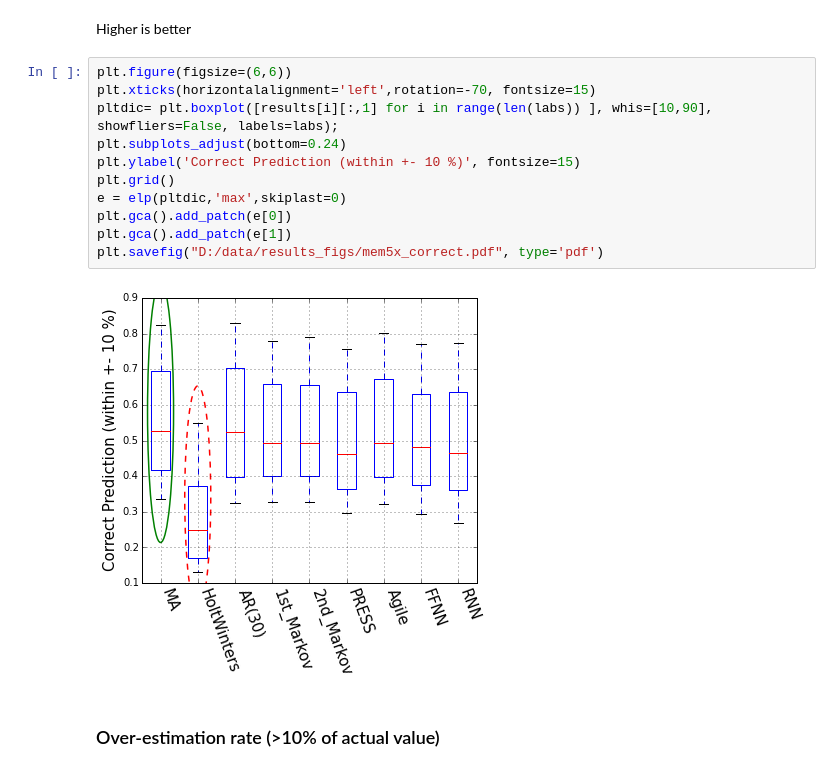
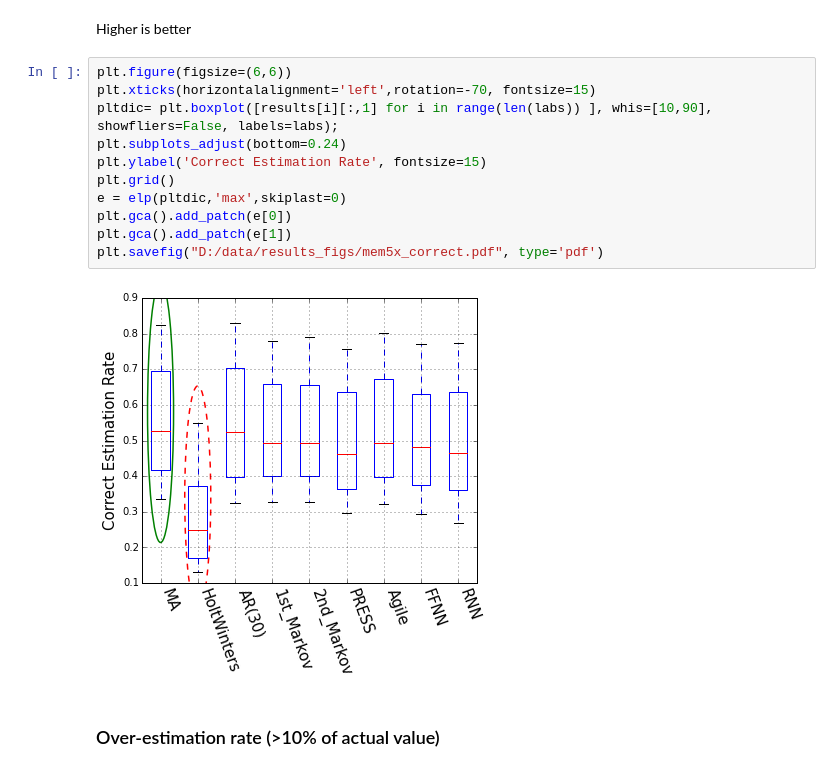
Before and after one commit to Manrich121/ForecastingCloud, a Jupyter notebook: DataPlot/src/model_evaluations_memory.ipynb, the cells around one changed output. Cells and saved outputs as stored; diff of their text form.

```diff
--- a/DataPlot/src/model_evaluations_memory.ipynb
+++ b/DataPlot/src/model_evaluations_memory.ipynb
@@ -95,16 +96,16 @@ Higher is better
 # %%
 plt.figure(figsize=(6,6))
 plt.xticks(horizontalalignment='left',rotation=-70, fontsize=15)
 pltdic= plt.boxplot([results[i][:,1] for i in range(len(labs)) ], whis=[10,90], showfliers=False, labels=labs);
 plt.subplots_adjust(bottom=0.24)
-plt.ylabel('Correct Prediction (within +- 10 %)', fontsize=15)
+plt.ylabel('Correct Estimation Rate', fontsize=15)
 plt.grid()
 e = elp(pltdic,'max',skiplast=0)
 plt.gca().add_patch(e[0])
 plt.gca().add_patch(e[1])
 plt.savefig("D:/data/results_figs/mem5x_correct.pdf", type='pdf')
 # %% [output]
-[figure, old version]
+[figure, new version]
 # %% [markdown]
 ### Over-estimation rate (>10% of actual value)
 # %% [markdown]
```
Also changed, not shown: parts of 6 cells of this notebook, 2 other files.
